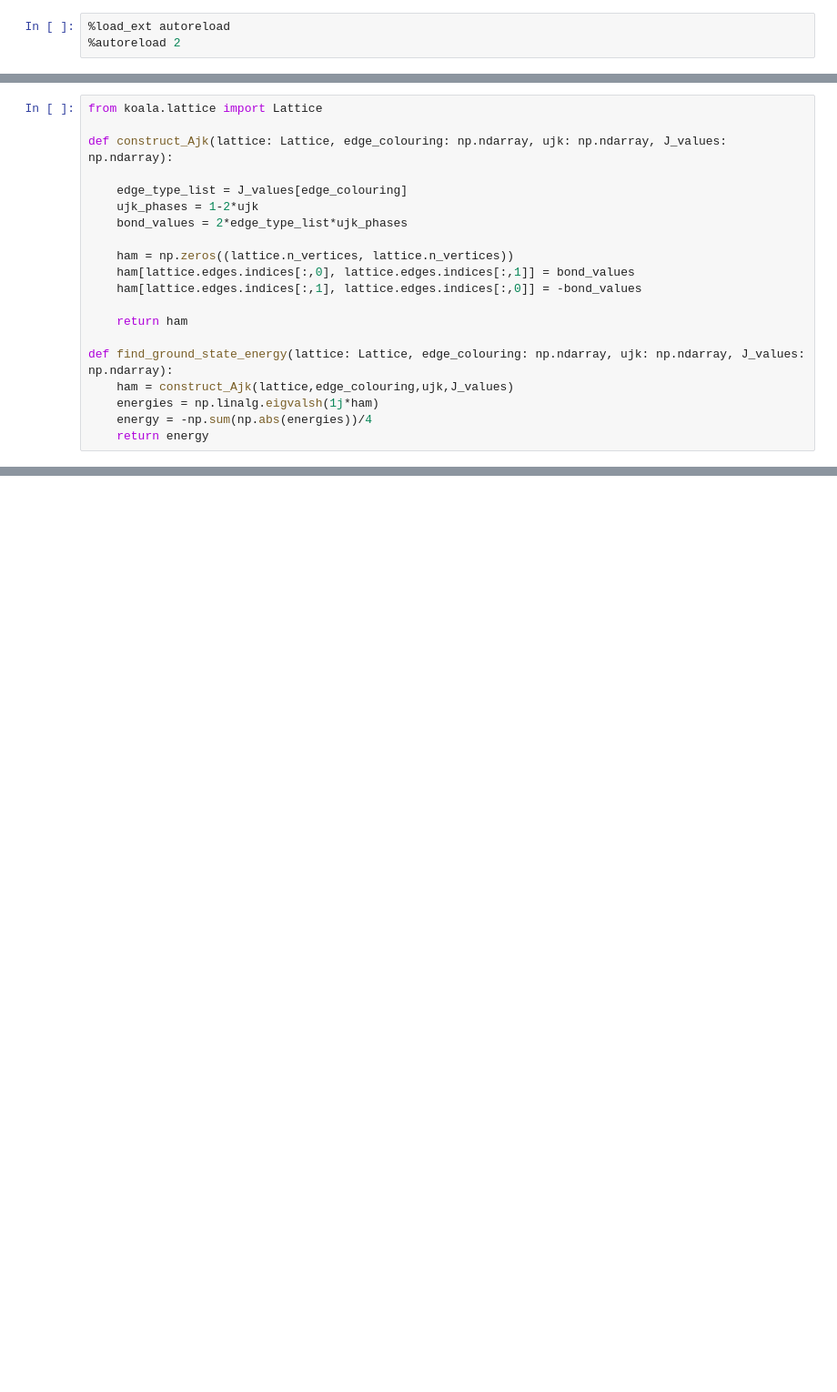
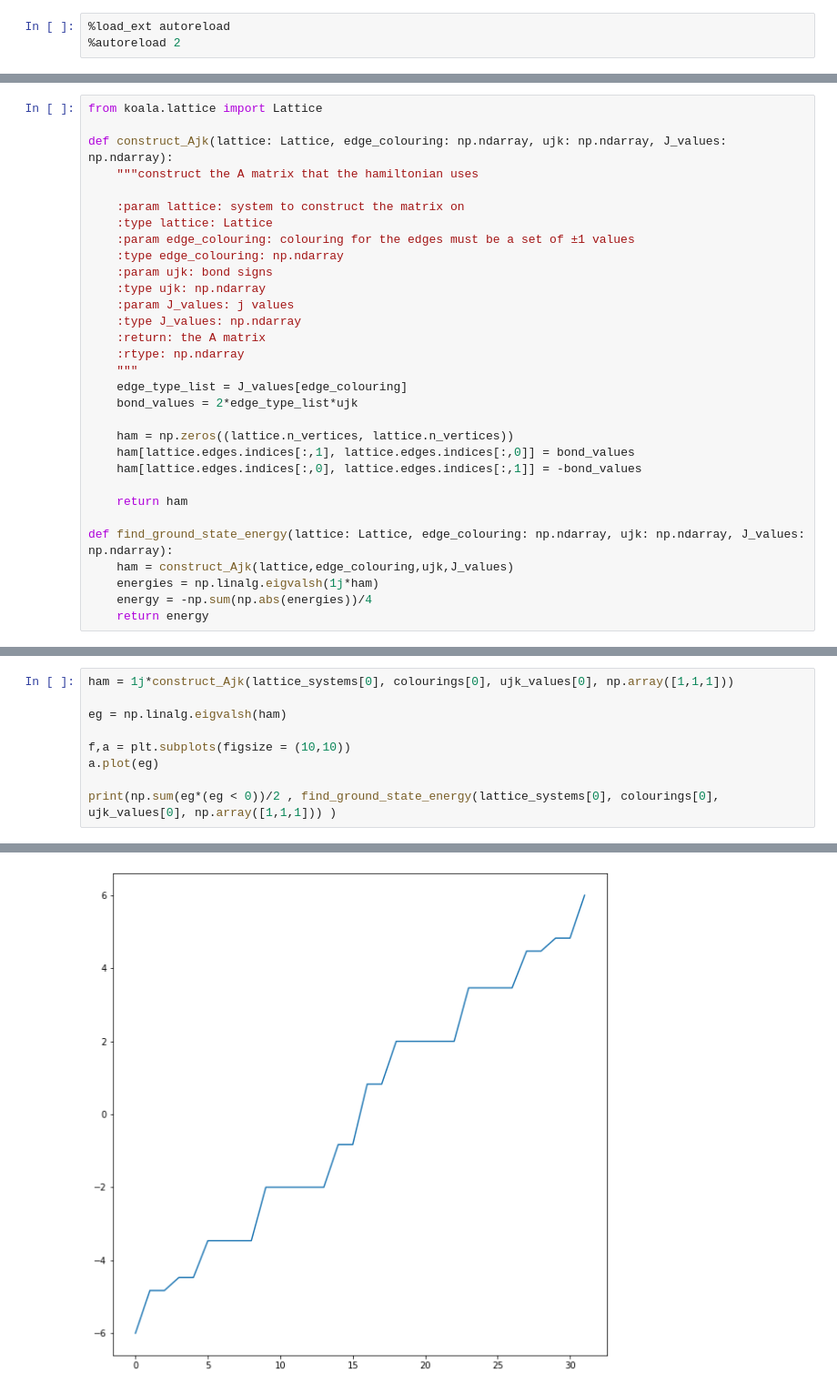
Before and after one commit to Imperial-CMTH/koala, a Jupyter notebook: tutorial_notebooks/groundstate_finding.ipynb, the cells around one changed output, grey strips where cells are left out. Shown at 91% size. Cells and saved outputs as stored; diff of their text form; blank space fills up the shorter version.

```diff
--- a/tutorial_notebooks/groundstate_finding.ipynb
+++ b/tutorial_notebooks/groundstate_finding.ipynb
@@ -86,14 +91,25 @@ for n, lattice in enumerate(lattice_systems):
 from koala.lattice import Lattice
 
 def construct_Ajk(lattice: Lattice, edge_colouring: np.ndarray, ujk: np.ndarray, J_values: np.ndarray):
+    """construct the A matrix that the hamiltonian uses
 
+    :param lattice: system to construct the matrix on
+    :type lattice: Lattice
+    :param edge_colouring: colouring for the edges must be a set of ±1 values
+    :type edge_colouring: np.ndarray
+    :param ujk: bond signs
+    :type ujk: np.ndarray
+    :param J_values: j values
+    :type J_values: np.ndarray
+    :return: the A matrix
+    :rtype: np.ndarray
+    """
     edge_type_list = J_values[edge_colouring]
-    ujk_phases = 1-2*ujk
-    bond_values = 2*edge_type_list*ujk_phases
+    bond_values = 2*edge_type_list*ujk
 
     ham = np.zeros((lattice.n_vertices, lattice.n_vertices))
-    ham[lattice.edges.indices[:,0], lattice.edges.indices[:,1]] = bond_values
-    ham[lattice.edges.indices[:,1], lattice.edges.indices[:,0]] = -bond_values
+    ham[lattice.edges.indices[:,1], lattice.edges.indices[:,0]] = bond_values
+    ham[lattice.edges.indices[:,0], lattice.edges.indices[:,1]] = -bond_values
 
     return ham
 
@@ -110,0 +121,10 @@ for lattice in lattice_systems:
+# %%
+ham = 1j*construct_Ajk(lattice_systems[0], colourings[0], ujk_values[0], np.array([1,1,1]))
+
+eg = np.linalg.eigvalsh(ham)
+
+f,a = plt.subplots(figsize = (10,10))
+a.plot(eg)
+
+print(np.sum(eg*(eg < 0))/2 , find_ground_state_energy(lattice_systems[0], colourings[0], ujk_values[0], np.array([1,1,1])) )
+# %% [output]
@@ -110,0 +132 @@ for lattice in lattice_systems:
+[figure, added]
```
Also changed, not shown: parts of 15 cells of this notebook.
